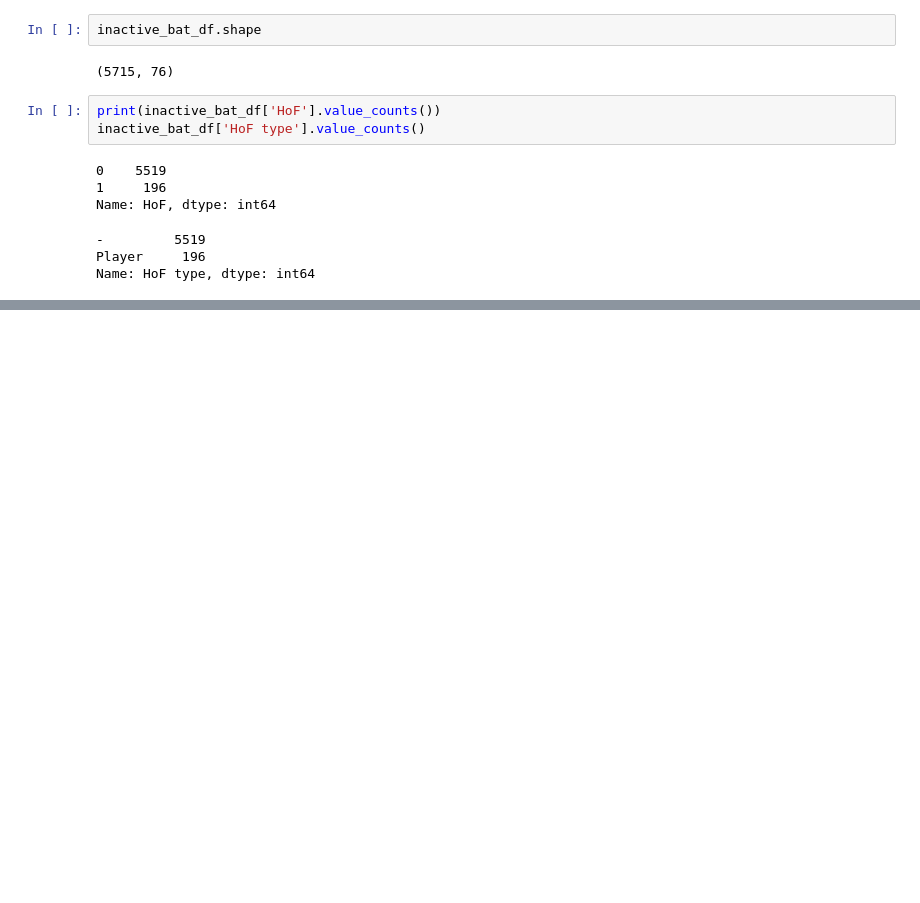
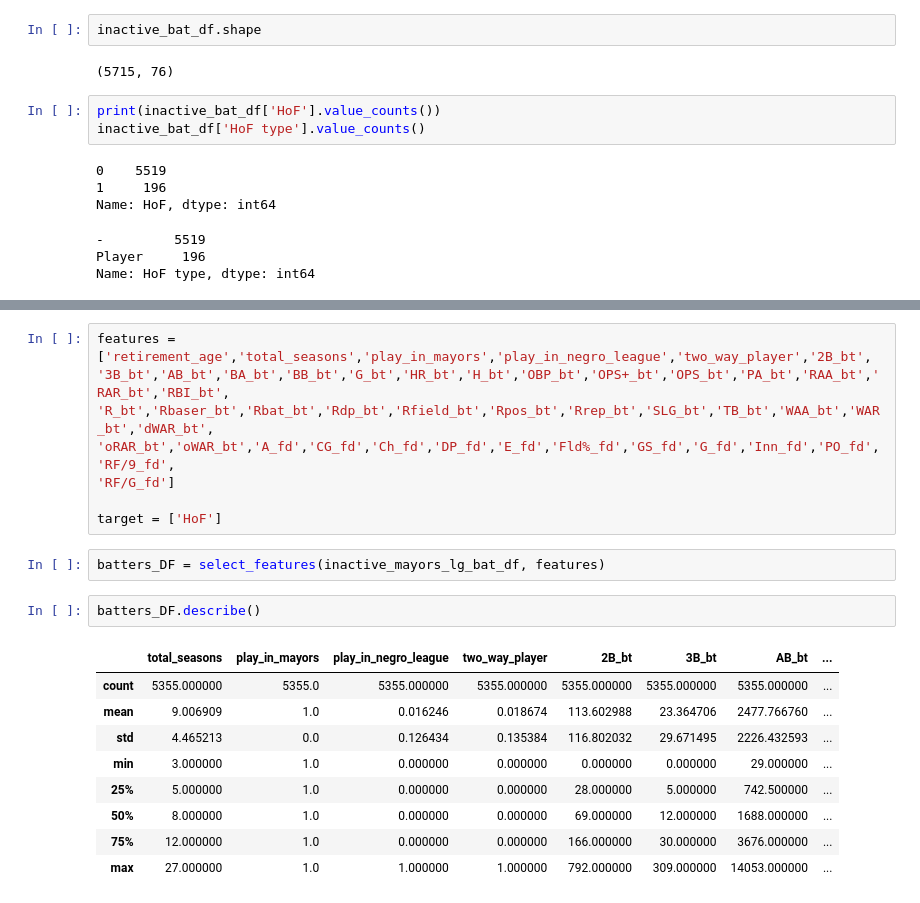
Before and after one commit to abel1927/DJ-MLB-Hall-Fame, a Jupyter notebook: ModelsA/modelsA.ipynb, the cells around one changed output, grey strips where cells are left out. Drawn from its saved outputs; the diff is of its cells as text; blank space fills up the shorter version.

```diff
--- a/ModelsA/modelsA.ipynb
+++ b/ModelsA/modelsA.ipynb
@@ -89,0 +140,22 @@ Name: HoF type, dtype: int64
+# %%
+features = ['retirement_age','total_seasons','play_in_mayors','play_in_negro_league','two_way_player','2B_bt',
+'3B_bt','AB_bt','BA_bt','BB_bt','G_bt','HR_bt','H_bt','OBP_bt','OPS+_bt','OPS_bt','PA_bt','RAA_bt','RAR_bt','RBI_bt',
+'R_bt','Rbaser_bt','Rbat_bt','Rdp_bt','Rfield_bt','Rpos_bt','Rrep_bt','SLG_bt','TB_bt','WAA_bt','WAR_bt','dWAR_bt',
+'oRAR_bt','oWAR_bt','A_fd','CG_fd','Ch_fd','DP_fd','E_fd','Fld%_fd','GS_fd','G_fd','Inn_fd','PO_fd','RF/9_fd',
+'RF/G_fd']
+
+target = ['HoF']
+# %%
+batters_DF = select_features(inactive_mayors_lg_bat_df, features)
+# %%
+batters_DF.describe()
+# %% [output]
+|  | total_seasons | play_in_mayors | play_in_negro_league | two_way_player | 2B_bt | 3B_bt | AB_bt | ... |
+| count | 5355.000000 | 5355.0 | 5355.000000 | 5355.000000 | 5355.000000 | 5355.000000 | 5355.000000 | ... |
+| mean | 9.006909 | 1.0 | 0.016246 | 0.018674 | 113.602988 | 23.364706 | 2477.766760 | ... |
+| std | 4.465213 | 0.0 | 0.126434 | 0.135384 | 116.802032 | 29.671495 | 2226.432593 | ... |
+| min | 3.000000 | 1.0 | 0.000000 | 0.000000 | 0.000000 | 0.000000 | 29.000000 | ... |
+| 25% | 5.000000 | 1.0 | 0.000000 | 0.000000 | 28.000000 | 5.000000 | 742.500000 | ... |
+| 50% | 8.000000 | 1.0 | 0.000000 | 0.000000 | 69.000000 | 12.000000 | 1688.000000 | ... |
+| 75% | 12.000000 | 1.0 | 0.000000 | 0.000000 | 166.000000 | 30.000000 | 3676.000000 | ... |
+| max | 27.000000 | 1.0 | 1.000000 | 1.000000 | 792.000000 | 309.000000 | 14053.000000 | ... |
```
Also changed, not shown: parts of 13 cells of this notebook, 5 other files.
